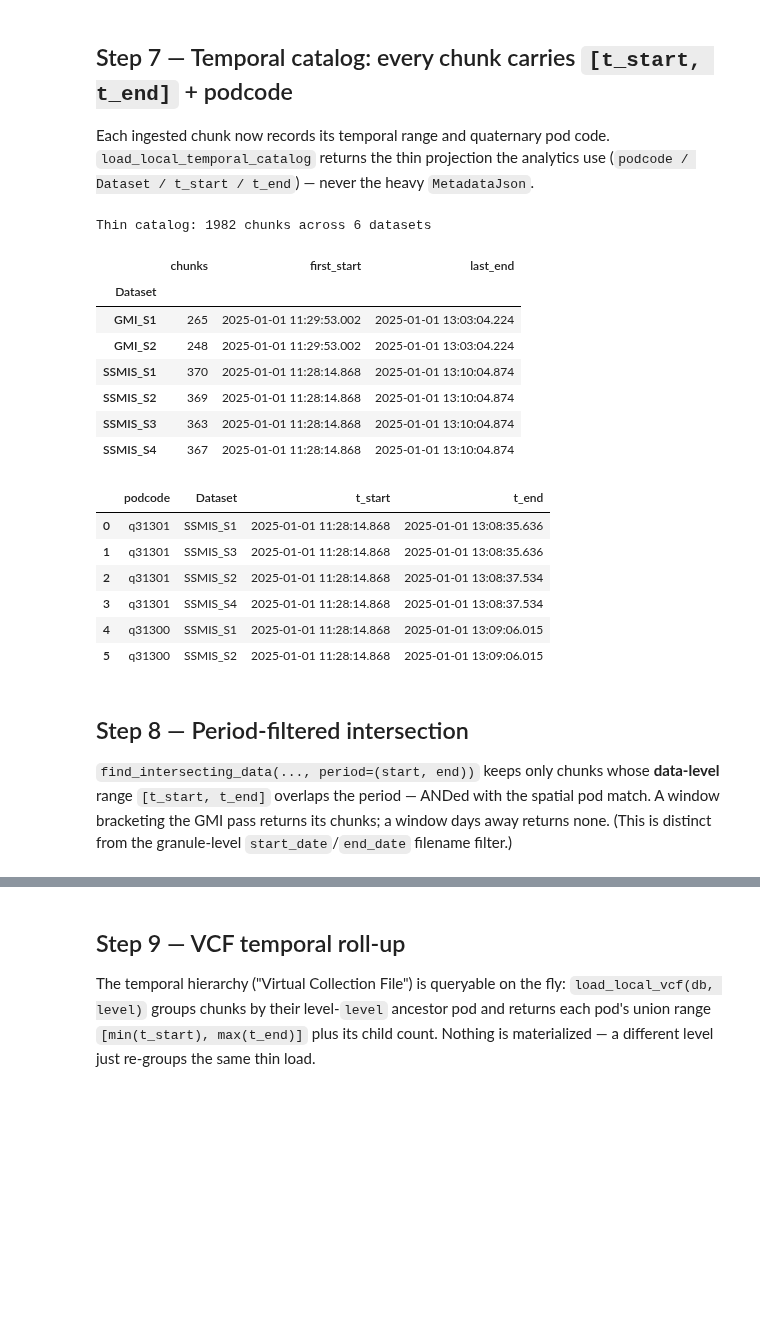
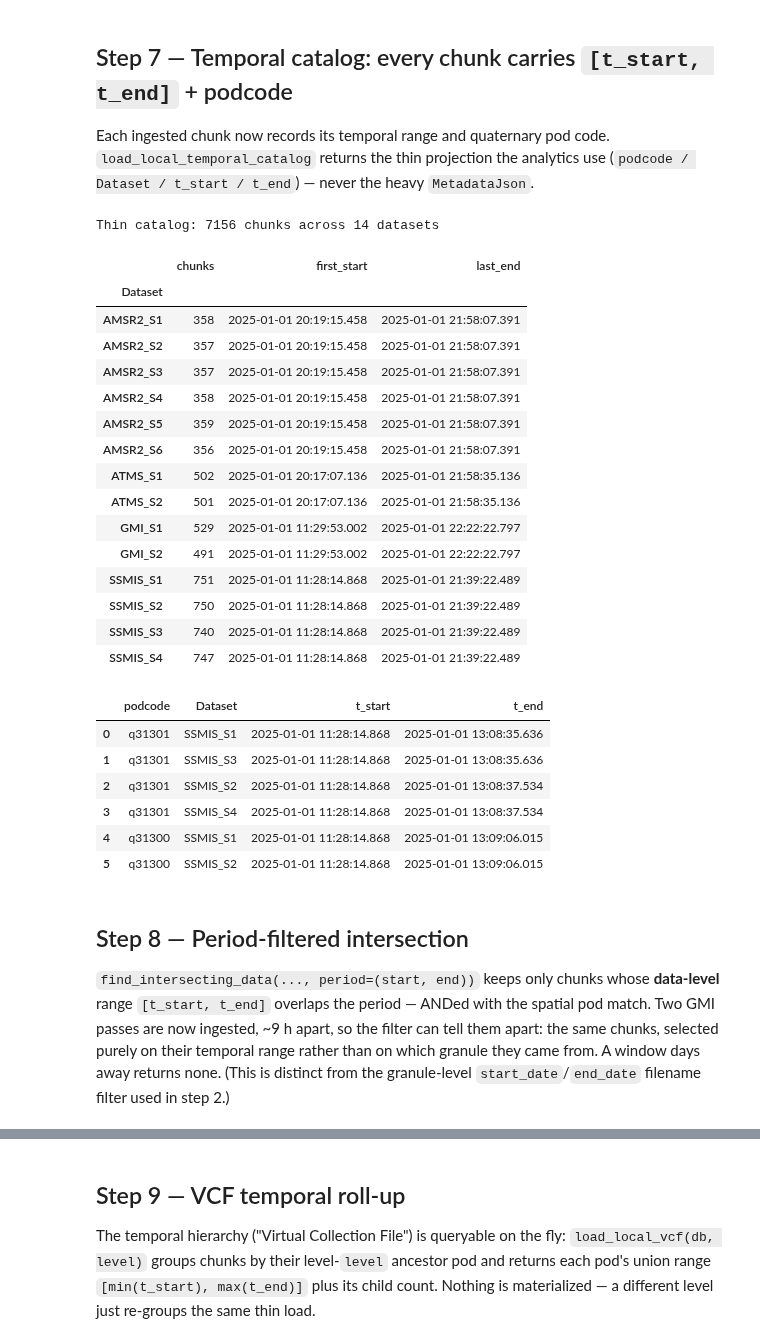
Before and after one commit to SpatioTemporal/STAREPandas, a Jupyter notebook: starepandas/local_starepods_examples.ipynb, the cells around one changed output, grey strips where cells are left out. Saved outputs shown, nothing was run; the diff lists cells and outputs as text; code cells hidden in the pictures; blank space fills up the shorter version.

```diff
--- a/starepandas/local_starepods_examples.ipynb
+++ b/starepandas/local_starepods_examples.ipynb
@@ -269,27 +342,36 @@ Each ingested chunk now records its temporal range and quaternary pod code. `loa
 # %%
 from starepandas.io.granules import load_local_temporal_catalog, load_local_vcf
 from starepandas.overlap import (
     rendezvous_events, overlap_matrix, overlap_pod_table, pair_drilldown,
+    pod_drilldown,
 )
 
 catalog = load_local_temporal_catalog(demo.db_path)
 print(f"Thin catalog: {len(catalog)} chunks across {catalog['Dataset'].nunique()} datasets")
 display(catalog.groupby('Dataset').agg(
     chunks=('podcode', 'size'),
     first_start=('t_start', 'min'),
     last_end=('t_end', 'max'),
 ))
 catalog.head(6)
 # %% [output]
-Thin catalog: 1982 chunks across 6 datasets
+Thin catalog: 7156 chunks across 14 datasets
 |  | chunks | first_start | last_end |
 | Dataset |  |  |  |
-| GMI_S1 | 265 | 2025-01-01 11:29:53.002 | 2025-01-01 13:03:04.224 |
-| GMI_S2 | 248 | 2025-01-01 11:29:53.002 | 2025-01-01 13:03:04.224 |
-| SSMIS_S1 | 370 | 2025-01-01 11:28:14.868 | 2025-01-01 13:10:04.874 |
-| SSMIS_S2 | 369 | 2025-01-01 11:28:14.868 | 2025-01-01 13:10:04.874 |
-| SSMIS_S3 | 363 | 2025-01-01 11:28:14.868 | 2025-01-01 13:10:04.874 |
-| SSMIS_S4 | 367 | 2025-01-01 11:28:14.868 | 2025-01-01 13:10:04.874 |
+| AMSR2_S1 | 358 | 2025-01-01 20:19:15.458 | 2025-01-01 21:58:07.391 |
+| AMSR2_S2 | 357 | 2025-01-01 20:19:15.458 | 2025-01-01 21:58:07.391 |
+| AMSR2_S3 | 357 | 2025-01-01 20:19:15.458 | 2025-01-01 21:58:07.391 |
+| AMSR2_S4 | 358 | 2025-01-01 20:19:15.458 | 2025-01-01 21:58:07.391 |
+| AMSR2_S5 | 359 | 2025-01-01 20:19:15.458 | 2025-01-01 21:58:07.391 |
+| AMSR2_S6 | 356 | 2025-01-01 20:19:15.458 | 2025-01-01 21:58:07.391 |
+| ATMS_S1 | 502 | 2025-01-01 20:17:07.136 | 2025-01-01 21:58:35.136 |
+| ATMS_S2 | 501 | 2025-01-01 20:17:07.136 | 2025-01-01 21:58:35.136 |
+| GMI_S1 | 529 | 2025-01-01 11:29:53.002 | 2025-01-01 22:22:22.797 |
+| GMI_S2 | 491 | 2025-01-01 11:29:53.002 | 2025-01-01 22:22:22.797 |
+| SSMIS_S1 | 751 | 2025-01-01 11:28:14.868 | 2025-01-01 21:39:22.489 |
+| SSMIS_S2 | 750 | 2025-01-01 11:28:14.868 | 2025-01-01 21:39:22.489 |
+| SSMIS_S3 | 740 | 2025-01-01 11:28:14.868 | 2025-01-01 21:39:22.489 |
+| SSMIS_S4 | 747 | 2025-01-01 11:28:14.868 | 2025-01-01 21:39:22.489 |
 |  | podcode | Dataset | t_start | t_end |
 | 0 | q31301 | SSMIS_S1 | 2025-01-01 11:28:14.868 | 2025-01-01 13:08:35.636 |
 | 1 | q31301 | SSMIS_S3 | 2025-01-01 11:28:14.868 | 2025-01-01 13:08:35.636 |
@@ -300,5 +382,5 @@ Thin catalog: 1982 chunks across 6 datasets
 # %% [markdown]
 ## Step 8 — Period-filtered intersection
 
-`find_intersecting_data(..., period=(start, end))` keeps only chunks whose **data-level** range `[t_start, t_end]` overlaps the period — ANDed with the spatial pod match. A window bracketing the GMI pass returns its chunks; a window days away returns none. (This is distinct from the granule-level `start_date`/`end_date` filename filter.)
+`find_intersecting_data(..., period=(start, end))` keeps only chunks whose **data-level** range `[t_start, t_end]` overlaps the period — ANDed with the spatial pod match. Two GMI passes are now ingested, ~9 h apart, so the filter can tell them apart: the same chunks, selected purely on their temporal range rather than on which granule they came from. A window days away returns none. (This is distinct from the granule-level `start_date`/`end_date` filename filter used in step 2.)
 # %%
```
Also changed, not shown: parts of 11 cells of this notebook, 8 other files.
